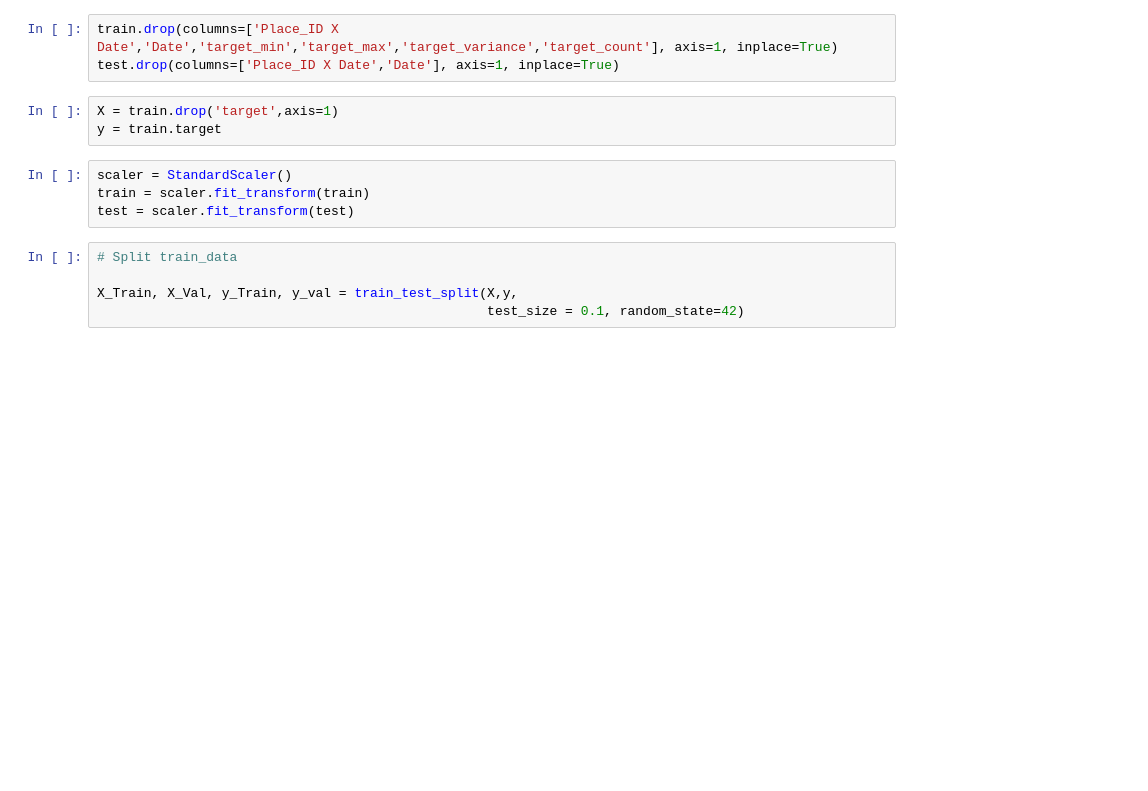
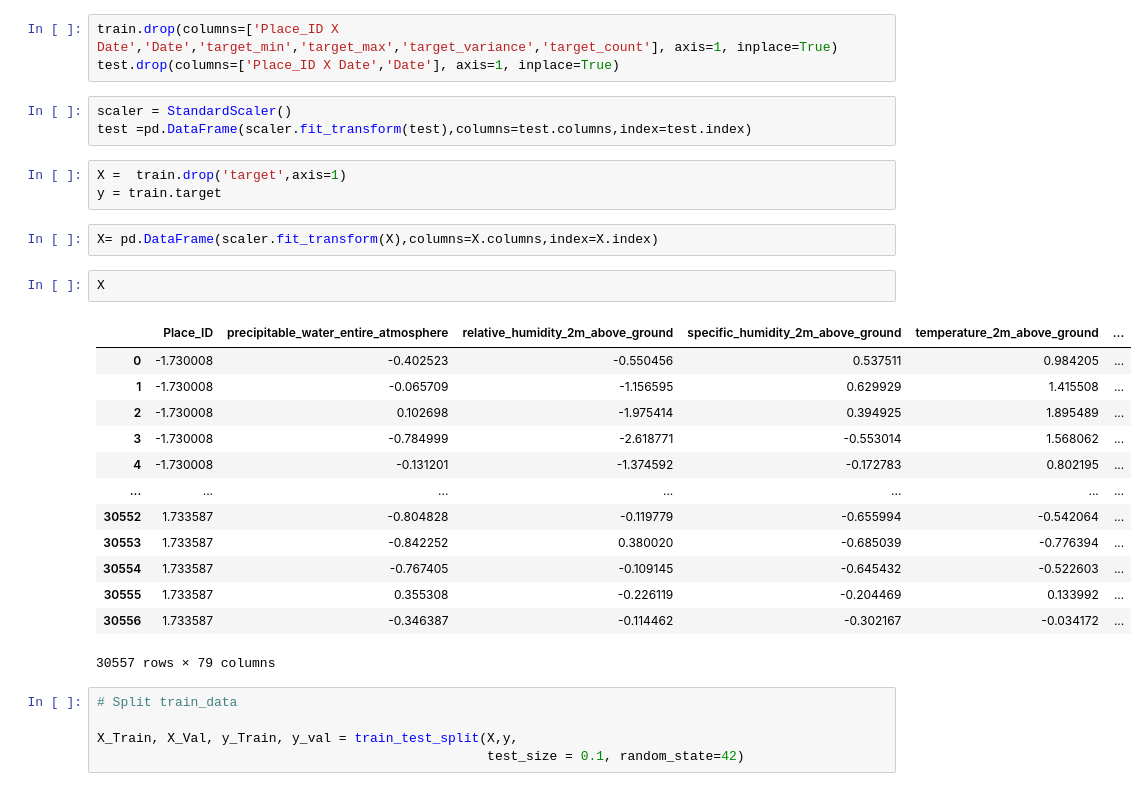
Before and after one commit to odubajo/Urban-Air-Pollution-Challenge, a Jupyter notebook: pollution.ipynb, the cells around one changed output. Drawn from its saved outputs; the diff is of its cells as text; blank space fills up the shorter version.

```diff
--- a/pollution.ipynb
+++ b/pollution.ipynb
@@ -262,13 +264,30 @@ test['Place_ID']= label_encoder.fit_transform(test['Place_ID'])
 # %%
 train.drop(columns=['Place_ID X Date','Date','target_min','target_max','target_variance','target_count'], axis=1, inplace=True)
 test.drop(columns=['Place_ID X Date','Date'], axis=1, inplace=True)
+# %%
+scaler = StandardScaler()
+test =pd.DataFrame(scaler.fit_transform(test),columns=test.columns,index=test.index)
 # %%
-X = train.drop('target',axis=1)
+X =  train.drop('target',axis=1)
 y = train.target
-# %%
-scaler = StandardScaler()
-train = scaler.fit_transform(train)
-test = scaler.fit_transform(test)
+# %%
+X= pd.DataFrame(scaler.fit_transform(X),columns=X.columns,index=X.index)
+# %%
+X
+# %% [output]
+|  | Place_ID | precipitable_water_entire_atmosphere | relative_humidity_2m_above_ground | specific_humidity_2m_above_ground | temperature_2m_above_ground | ... |
+| 0 | -1.730008 | -0.402523 | -0.550456 | 0.537511 | 0.984205 | ... |
+| 1 | -1.730008 | -0.065709 | -1.156595 | 0.629929 | 1.415508 | ... |
+| 2 | -1.730008 | 0.102698 | -1.975414 | 0.394925 | 1.895489 | ... |
+| 3 | -1.730008 | -0.784999 | -2.618771 | -0.553014 | 1.568062 | ... |
+| 4 | -1.730008 | -0.131201 | -1.374592 | -0.172783 | 0.802195 | ... |
+| ... | ... | ... | ... | ... | ... | ... |
+| 30552 | 1.733587 | -0.804828 | -0.119779 | -0.655994 | -0.542064 | ... |
+| 30553 | 1.733587 | -0.842252 | 0.380020 | -0.685039 | -0.776394 | ... |
+| 30554 | 1.733587 | -0.767405 | -0.109145 | -0.645432 | -0.522603 | ... |
+| 30555 | 1.733587 | 0.355308 | -0.226119 | -0.204469 | 0.133992 | ... |
+| 30556 | 1.733587 | -0.346387 | -0.114462 | -0.302167 | -0.034172 | ... |
+30557 rows × 79 columns
 # %%
 # Split train_data
 
```
Also changed, not shown: parts of 4 cells of this notebook.
